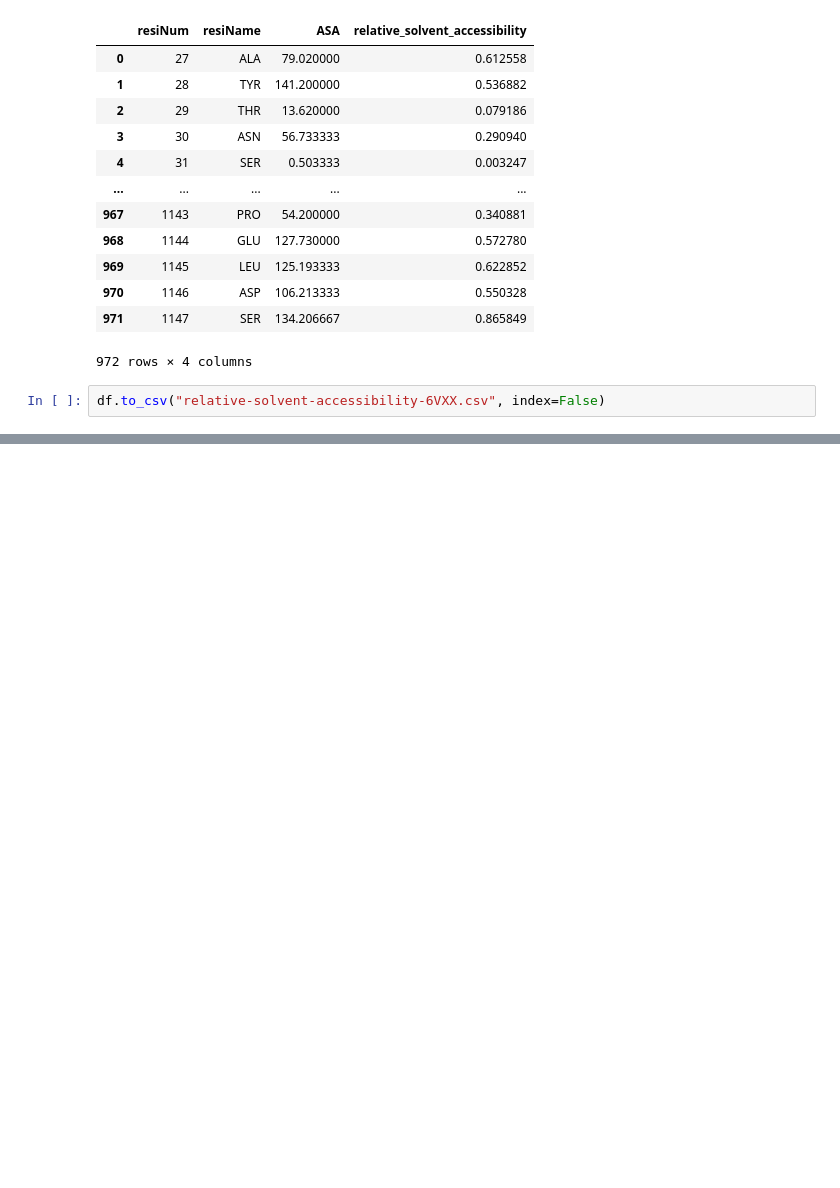
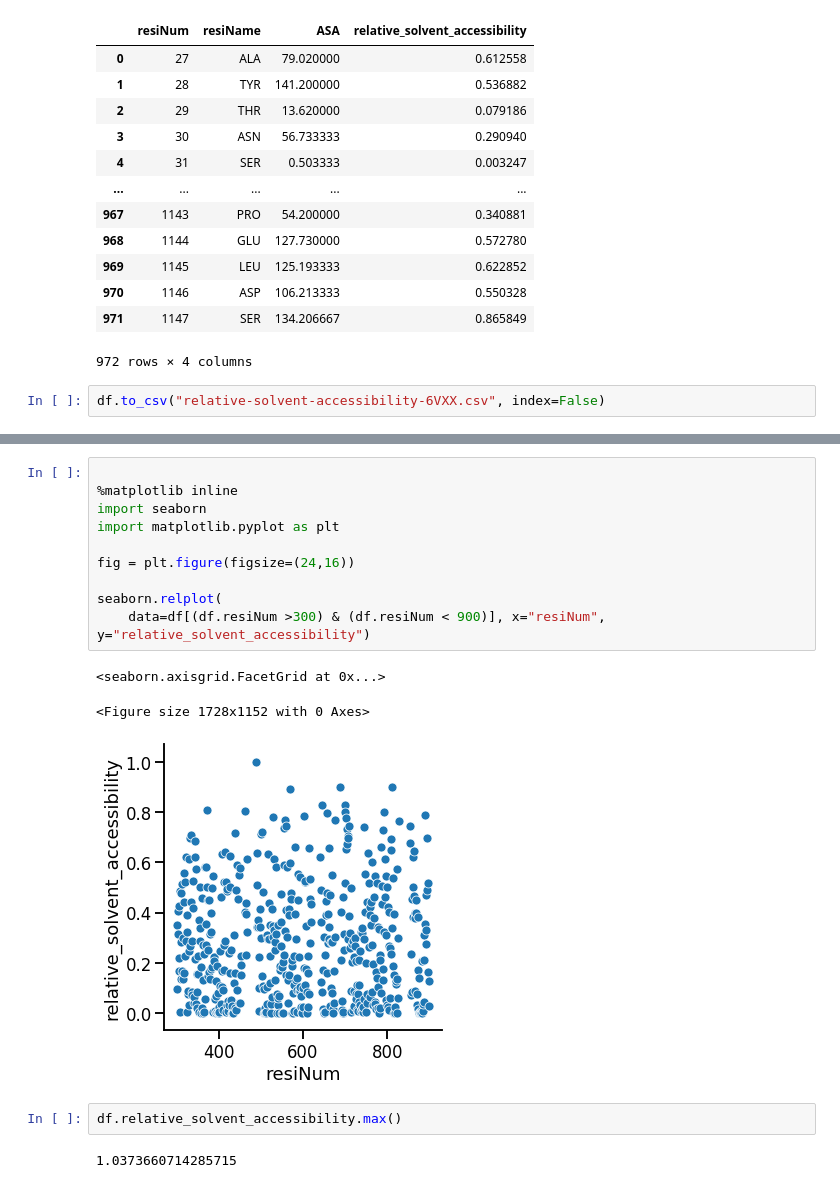
Before and after one commit to pirl-unc/Landscape-and-Selection-of-Vaccine-Epitopes-in-SARS-CoV-2, a Jupyter notebook: solvent-accessibility/Normalize solvent accessibility values for 6vxx.ipynb, the cells around one changed output, grey strips where cells are left out. Cells and saved outputs as stored; diff of their text form; blank space fills up the shorter version.

```diff
--- a/solvent-accessibility/Normalize solvent accessibility values for 6vxx.ipynb
+++ b/solvent-accessibility/Normalize solvent accessibility values for 6vxx.ipynb
@@ -132,0 +137,18 @@ with seaborn.axes_style("white"):
+# %%
+
+%matplotlib inline
+import seaborn
+import matplotlib.pyplot as plt
+
+fig = plt.figure(figsize=(24,16))
+
+seaborn.relplot(
+    data=df[(df.resiNum >300) & (df.resiNum < 900)], x="resiNum", y="relative_solvent_accessibility")
+# %% [output]
+<seaborn.axisgrid.FacetGrid at 0x...>
+<Figure size 1728x1152 with 0 Axes>
+[figure, added]
+# %%
+df.relative_solvent_accessibility.max()
+# %% [output]
+1.0373660714285715
```
Also changed, not shown: parts of 2 cells of this notebook, 2 other files.
